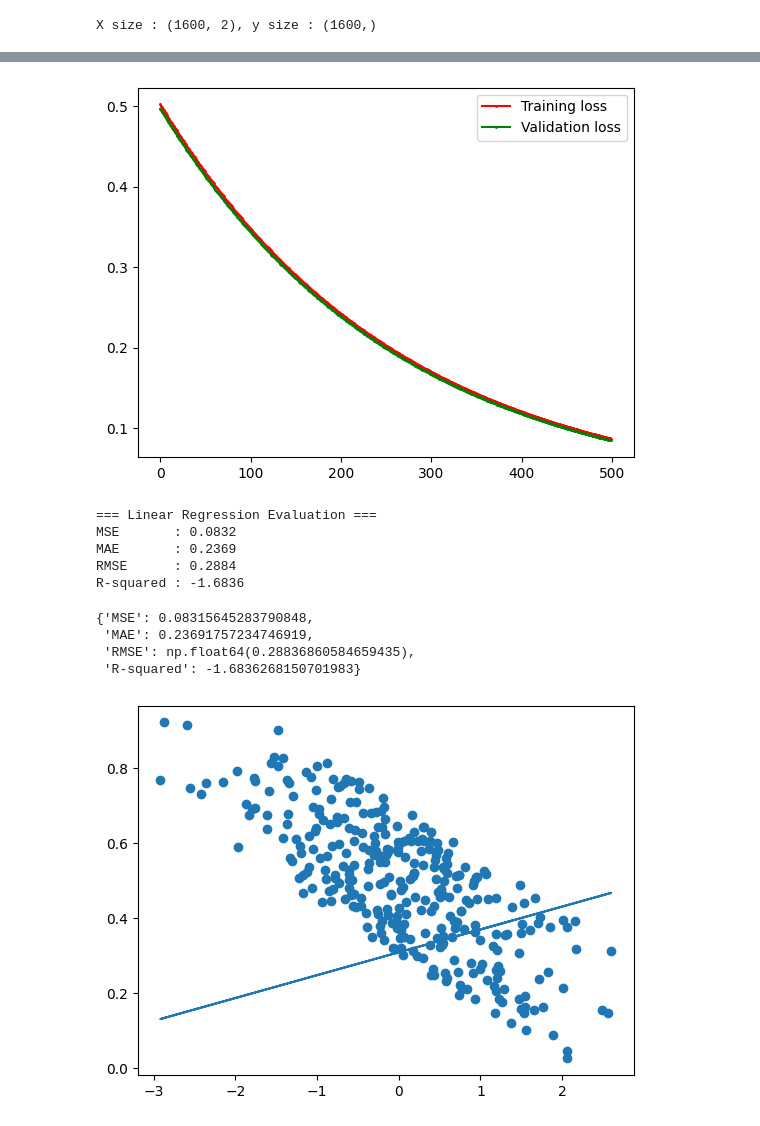
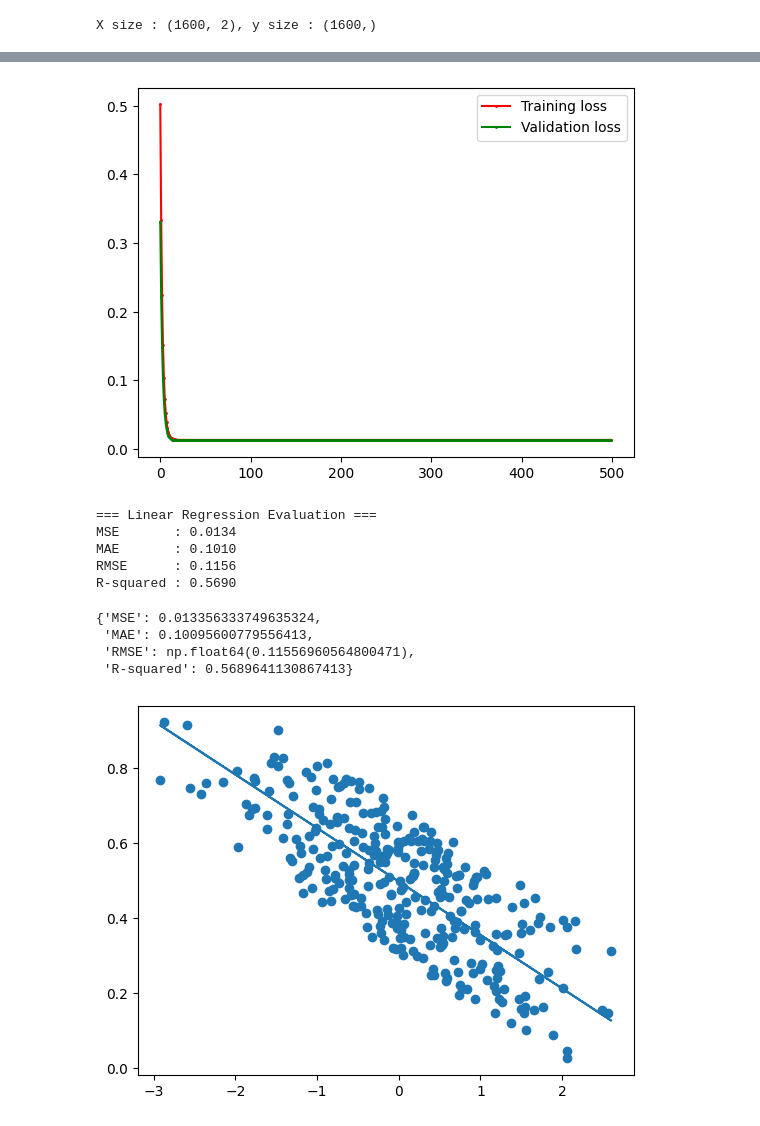
Before and after one commit to chloebega/DM2026-Assignment-1, a Jupyter notebook: Linear_Regression.ipynb, the cells around one changed output, grey strips where cells are left out. Cells and saved outputs as stored; diff of their text form; code cells hidden in the pictures.

```diff
--- a/Linear_Regression.ipynb
+++ b/Linear_Regression.ipynb
@@ -58,5 +58,5 @@ X_train,y_train,X_val,y_val = get_train_val(X,y)
 
 # Setting model and starting training
 model = LinearModel(dim,True,loss_fn,grad_fn)
-model.fit(X_train,y_train,lr=0.001,n_iteration =500,val_ratio=0.2)
+model.fit(X_train,y_train,lr=0.1,n_iteration =500,val_ratio=0.2)
 # %% [output]
@@ -73,4 +73,4 @@ model.fit(X_train,y_train,lr=0.001,n_iteration =500,val_ratio=0.2)
-[figure, old version]
+[figure, new version]
 # %%
 # Get the Prediction
 y_val_pred = model.predict(X_val)
@@ -80,18 +80,18 @@ y_val_pred = model.predict(X_val)
 evaluate_linear_regression(y_true=y_val,y_pred=y_val_pred,title='Linear Regression Evaluation')
 # %% [output]
 === Linear Regression Evaluation ===
-MSE       : 0.0832
-MAE       : 0.2369
-RMSE      : 0.2884
-R-squared : -1.6836
+MSE       : 0.0134
+MAE       : 0.1010
+RMSE      : 0.1156
+R-squared : 0.5690
-{'MSE': 0.08315645283790848,
- 'MAE': 0.23691757234746919,
- 'RMSE': np.float64(0.28836860584659435),
- 'R-squared': -1.6836268150701983}
+{'MSE': 0.013356333749635324,
+ 'MAE': 0.10095600779556413,
+ 'RMSE': np.float64(0.11556960564800471),
+ 'R-squared': 0.5689641130867413}
 # %%
 # Plot
 plt.scatter(X_val[:,1],y_val)
 plt.plot(X_val[:,1],y_val_pred)
 plt.show()
 # %% [output]
-[figure, old version]
+[figure, new version]
```
Also changed, not shown: parts of 1 cell of this notebook, 1 other file.
